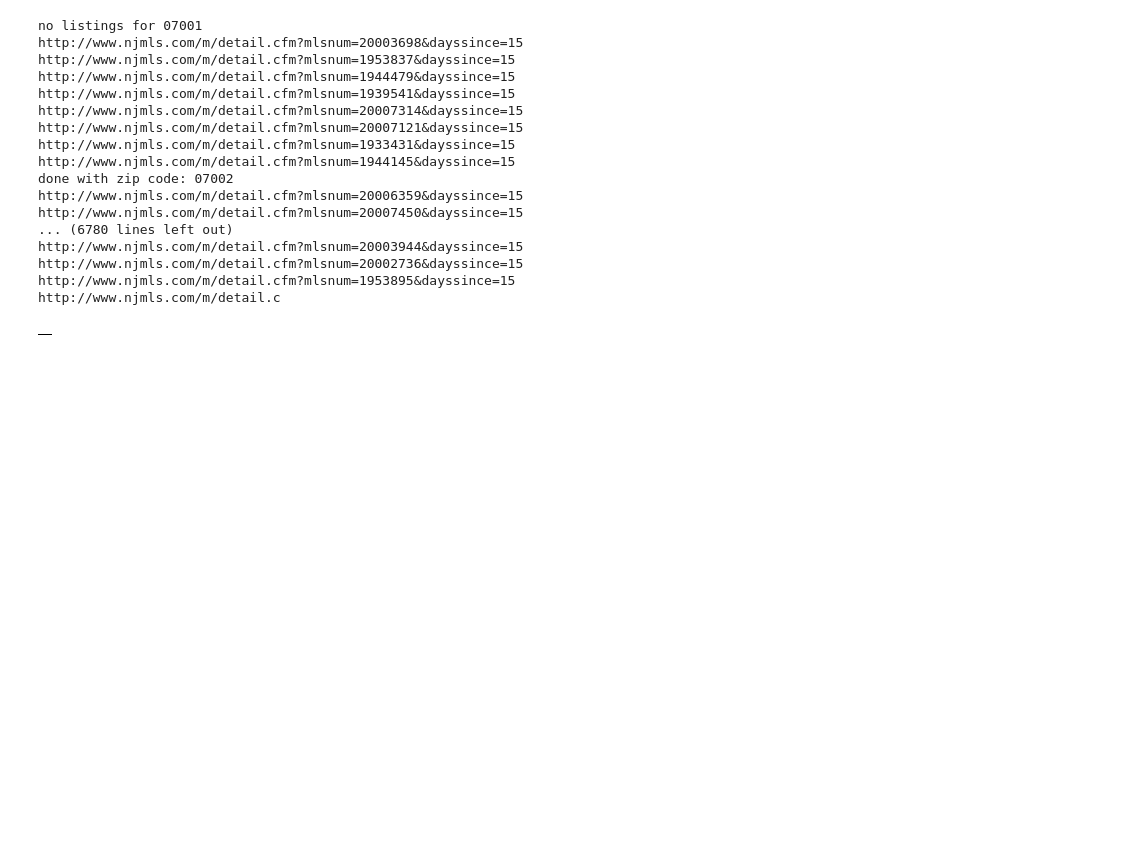
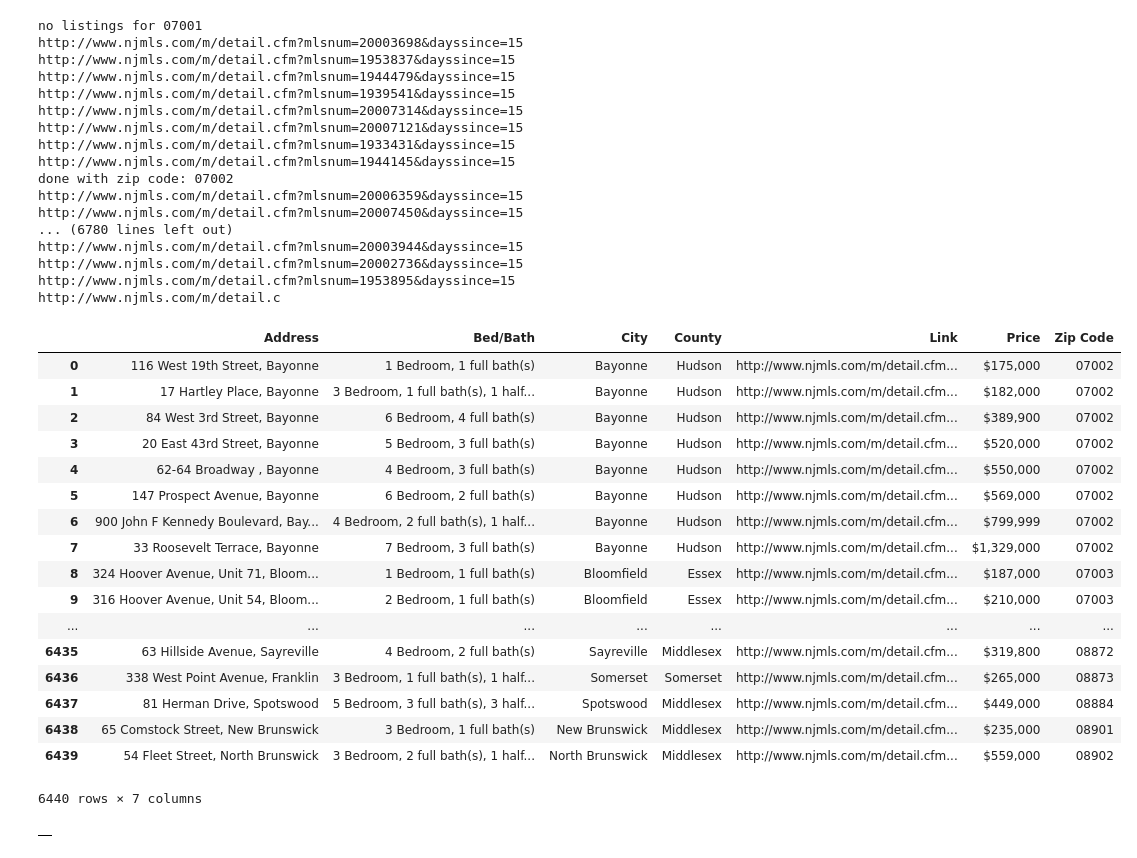
Before and after one commit to mariavpatino/Dwelling-Project, a Jupyter notebook: scrape MLS .ipynb, the cells around one changed output. Cells and saved outputs as stored; diff of their text form; code cells hidden in the pictures; blank space fills up the shorter version.

```diff
--- a/scrape MLS .ipynb
+++ b/scrape MLS .ipynb
@@ -90,3 +90,24 @@ http://www.njmls.com/m/detail.cfm?mlsnum=20003944&dayssince=15
 http://www.njmls.com/m/detail.cfm?mlsnum=20002736&dayssince=15
 http://www.njmls.com/m/detail.cfm?mlsnum=1953895&dayssince=15
 http://www.njmls.com/m/detail.c
+# %%
+df
+# %% [output]
+|  | Address | Bed/Bath | City | County | Link | Price | Zip Code |
+| 0 | 116 West 19th Street, Bayonne | 1 Bedroom, 1 full bath(s) | Bayonne | Hudson | http://www.njmls.com/m/detail.cfm... | $175,000 | 07002 |
+| 1 | 17 Hartley Place, Bayonne | 3 Bedroom, 1 full bath(s), 1 half... | Bayonne | Hudson | http://www.njmls.com/m/detail.cfm... | $182,000 | 07002 |
+| 2 | 84 West 3rd Street, Bayonne | 6 Bedroom, 4 full bath(s) | Bayonne | Hudson | http://www.njmls.com/m/detail.cfm... | $389,900 | 07002 |
+| 3 | 20 East 43rd Street, Bayonne | 5 Bedroom, 3 full bath(s) | Bayonne | Hudson | http://www.njmls.com/m/detail.cfm... | $520,000 | 07002 |
+| 4 | 62-64 Broadway , Bayonne | 4 Bedroom, 3 full bath(s) | Bayonne | Hudson | http://www.njmls.com/m/detail.cfm... | $550,000 | 07002 |
+| 5 | 147 Prospect Avenue, Bayonne | 6 Bedroom, 2 full bath(s) | Bayonne | Hudson | http://www.njmls.com/m/detail.cfm... | $569,000 | 07002 |
+| 6 | 900 John F Kennedy Boulevard, Bay... | 4 Bedroom, 2 full bath(s), 1 half... | Bayonne | Hudson | http://www.njmls.com/m/detail.cfm... | $799,999 | 07002 |
+| 7 | 33 Roosevelt Terrace, Bayonne | 7 Bedroom, 3 full bath(s) | Bayonne | Hudson | http://www.njmls.com/m/detail.cfm... | $1,329,000 | 07002 |
+| 8 | 324 Hoover Avenue, Unit 71, Bloom... | 1 Bedroom, 1 full bath(s) | Bloomfield | Essex | http://www.njmls.com/m/detail.cfm... | $187,000 | 07003 |
+| 9 | 316 Hoover Avenue, Unit 54, Bloom... | 2 Bedroom, 1 full bath(s) | Bloomfield | Essex | http://www.njmls.com/m/detail.cfm... | $210,000 | 07003 |
+| ... | ... | ... | ... | ... | ... | ... | ... |
+| 6435 | 63 Hillside Avenue, Sayreville | 4 Bedroom, 2 full bath(s) | Sayreville | Middlesex | http://www.njmls.com/m/detail.cfm... | $319,800 | 08872 |
+| 6436 | 338 West Point Avenue, Franklin | 3 Bedroom, 1 full bath(s), 1 half... | Somerset | Somerset | http://www.njmls.com/m/detail.cfm... | $265,000 | 08873 |
+| 6437 | 81 Herman Drive, Spotswood | 5 Bedroom, 3 full bath(s), 3 half... | Spotswood | Middlesex | http://www.njmls.com/m/detail.cfm... | $449,000 | 08884 |
+| 6438 | 65 Comstock Street, New Brunswick | 3 Bedroom, 1 full bath(s) | New Brunswick | Middlesex | http://www.njmls.com/m/detail.cfm... | $235,000 | 08901 |
+| 6439 | 54 Fleet Street, North Brunswick | 3 Bedroom, 2 full bath(s), 1 half... | North Brunswick | Middlesex | http://www.njmls.com/m/detail.cfm... | $559,000 | 08902 |
+6440 rows × 7 columns
```
Also changed, not shown: parts of 1 cell of this notebook, 6 other files.
